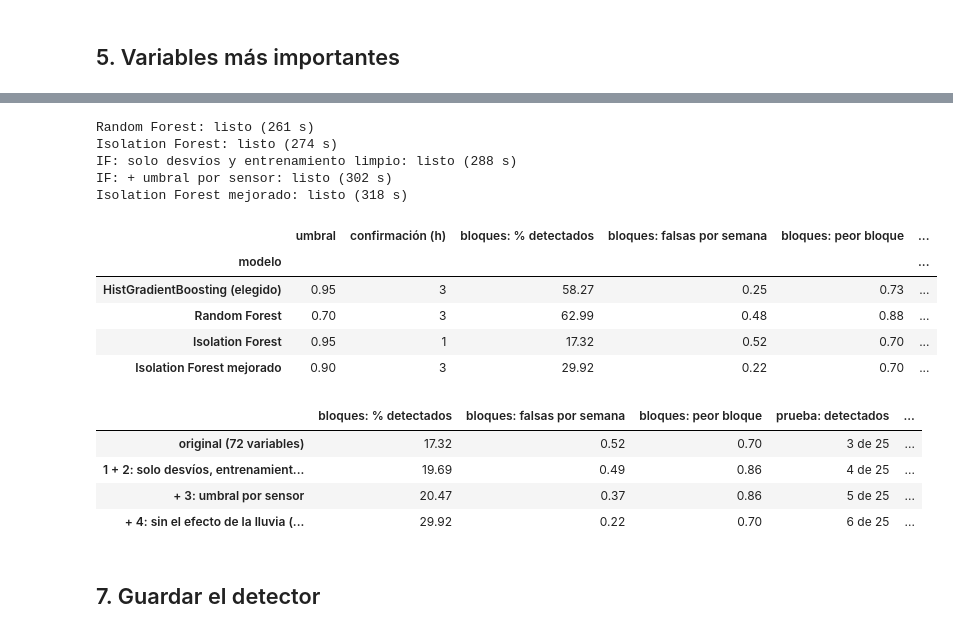
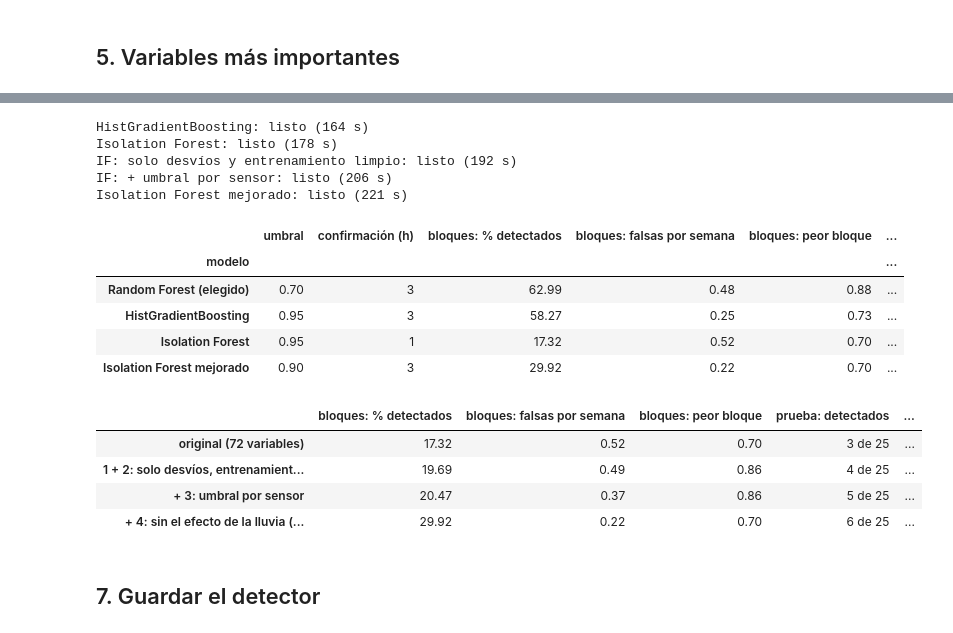
Before and after one commit to evproyectos/Modelo_calidad_agua, a Jupyter notebook: notebooks/07_detector_eventos.ipynb, the cells around one changed output, grey strips where cells are left out. Cells and saved outputs as stored; diff of their text form; code cells hidden in the pictures.

```diff
--- a/notebooks/07_detector_eventos.ipynb
+++ b/notebooks/07_detector_eventos.ipynb
@@ -427,8 +431,9 @@ def limpias_de(t):
     return detector.operacion_limpia(t, crudo)
 
 
+OTRO = "arboles" if detector.MODELO == "bosque" else "bosque"
 OTROS = {
-    "Random Forest": detector.entrenar_bosque,
+    detector.NOMBRES[OTRO]: lambda t, cols, f: detector.entrenar(t, cols, f, modelo=OTRO),
     "Isolation Forest": detector.entrenar_isolation,
     "IF: solo desvíos y entrenamiento limpio":
         lambda t, cols, f: detector.entrenar_isolation(t, cols, f, desvios=True, limpias=limpias_de(t)),
@@ -495,43 +500,43 @@ for nombre_m, entrenar_m in OTROS.items():
                       "prueba: AUC-ROC por hora": roc_auc_score(tabla.loc[prueba, "clase"].values > 0, p_m[prueba])})
     print(f"{nombre_m}: listo ({time.time() - t0:.0f} s)")
 
-# el detector elegido (HistGradientBoosting), con los números de las secciones 2 y 3
-filas_cmp.insert(0, {"modelo": "HistGradientBoosting (elegido)", "umbral": UMBRAL, "confirmación (h)": CONFIRMAR,
+# el detector elegido, con los números de las secciones 2 y 3
+filas_cmp.insert(0, {"modelo": f"{ELEGIDO} (elegido)", "umbral": UMBRAL, "confirmación (h)": CONFIRMAR,
                      "bloques: % detectados": elegida["% detectados"],
                      "bloques: falsas por semana": elegida["falsas por semana"],
                      "bloques: peor bloque": elegida["peor_bloque"],
                      "prueba: detectados": f"{r['detectados']} de {r['episodios visibles']}",
                      "prueba: falsas por semana": r["falsas por semana"],
                      "prueba: retraso mediano (h)": det["retraso_h"].median(),
                      "prueba: tipo correcto": f"{(det['tipo_sugerido'] == det['tipo']).sum()} de {int(det['detectado'].sum())}",
                      "prueba: F1 por evento": 100 * clasif.loc["por evento", "F1"],
                      "prueba: AUC-ROC por hora": auc})
 todos = pd.DataFrame(filas_cmp).set_index("modelo")
 reg.tabla(todos.reset_index(), "comparacion_modelos")
 for nombre_m, fila in todos.iterrows():
     with reg.hija(f"07 · {nombre_m}") as hija:
         hija.parametros({"modelo": nombre_m, "umbral": fila["umbral"], "confirmacion_h": int(fila["confirmación (h)"])})
         hija.metricas({k: v for k, v in fila.items() if k not in ("umbral", "confirmación (h)")})
-comparacion_modelos = todos.loc[["HistGradientBoosting (elegido)", "Random Forest", "Isolation Forest",
+comparacion_modelos = todos.loc[[f"{ELEGIDO} (elegido)", detector.NOMBRES[OTRO], "Isolation Forest",
                                  "Isolation Forest mejorado"]]
 display(comparacion_modelos.round(2))
 mejoras = todos.loc[["Isolation Forest", "IF: solo desvíos y entrenamiento limpio", "IF: + umbral por sensor",
                      "Isolation Forest mejorado"],
                     ["bloques: % detectados", "bloques: falsas por semana", "bloques: peor bloque", "prueba: detectados",
                      "prueba: falsas por semana", "prueba: retraso mediano (h)", "prueba: F1 por evento"]]
 mejoras.index = [f"original ({len(X)} variables)", "1 + 2: solo desvíos, entrenamiento limpio", "+ 3: umbral por sensor",
                  "+ 4: sin el efecto de la lluvia (mejorado)"]
 mejoras.round(2)
 # %% [output]
-Random Forest: listo (261 s)
-Isolation Forest: listo (274 s)
-IF: solo desvíos y entrenamiento limpio: listo (288 s)
-IF: + umbral por sensor: listo (302 s)
-Isolation Forest mejorado: listo (318 s)
+HistGradientBoosting: listo (164 s)
+Isolation Forest: listo (178 s)
+IF: solo desvíos y entrenamiento limpio: listo (192 s)
+IF: + umbral por sensor: listo (206 s)
+Isolation Forest mejorado: listo (221 s)
 |  | umbral | confirmación (h) | bloques: % detectados | bloques: falsas por semana | bloques: peor bloque | ... |
 | modelo |  |  |  |  |  | ... |
-| HistGradientBoosting (elegido) | 0.95 | 3 | 58.27 | 0.25 | 0.73 | ... |
-| Random Forest | 0.70 | 3 | 62.99 | 0.48 | 0.88 | ... |
+| Random Forest (elegido) | 0.70 | 3 | 62.99 | 0.48 | 0.88 | ... |
+| HistGradientBoosting | 0.95 | 3 | 58.27 | 0.25 | 0.73 | ... |
 | Isolation Forest | 0.95 | 1 | 17.32 | 0.52 | 0.70 | ... |
 | Isolation Forest mejorado | 0.90 | 3 | 29.92 | 0.22 | 0.70 | ... |
 |  | bloques: % detectados | bloques: falsas por semana | bloques: peor bloque | prueba: detectados | ... |
```
Also changed, not shown: parts of 15 cells of this notebook, 8 other files.
